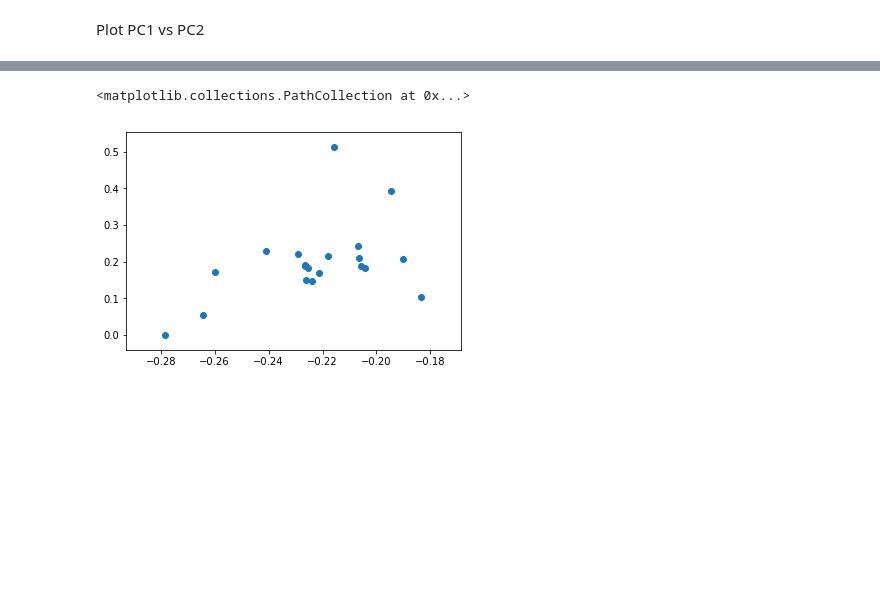
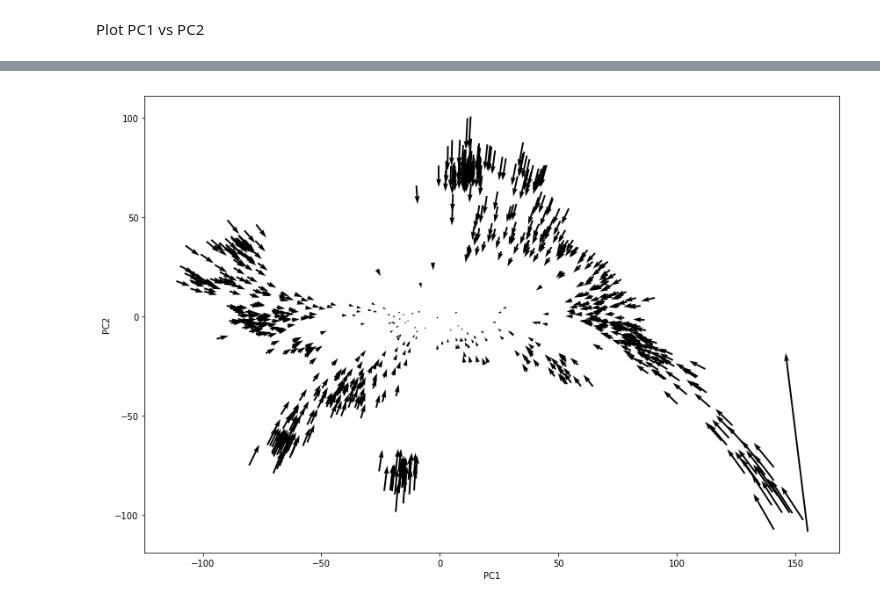
Before and after one commit to ChiChunLiu/pcshrink, a Jupyter notebook: notebooks/naive-holdout-method.ipynb, the cells around one changed output, grey strips where cells are left out. Cells and saved outputs as stored; diff of their text form; code cells hidden in the pictures; blank space fills up the shorter version.

```diff
--- a/notebooks/naive-holdout-method.ipynb
+++ b/notebooks/naive-holdout-method.ipynb
@@ -124,3 +140,3 @@ for i in range(q):
 # %%
-L_proj = L_proj / np.linalg.norm(L_proj, axis=0, ord=2)
+#L_proj = L_proj / np.linalg.norm(L_proj, axis=0, ord=2)
 # %%
@@ -136,5 +152,10 @@ plt.scatter(L[:20, 0], L[:20, 1])
-# %%
-plt.scatter(L_proj[:, 0], L_proj[:, 1])
-# %% [output]
-<matplotlib.collections.PathCollection at 0x...>
-[figure, removed]
+# %%
+plt.figure(figsize=(12, 8))
+#plt.quiver(L_proj[0,0], -L_proj[0,1], L[0,0], -L[0,1],)
+plt.quiver(L[:,0], -L[:,1], L_proj[:,0]-L[:,0], -(L_proj[:,1]-L[:,1]))
+
+plt.xlabel("PC1");
+plt.ylabel("PC2");
+plt.tight_layout()
+# %% [output]
+[figure, added]
```
Also changed, not shown: parts of 9 cells of this notebook.
